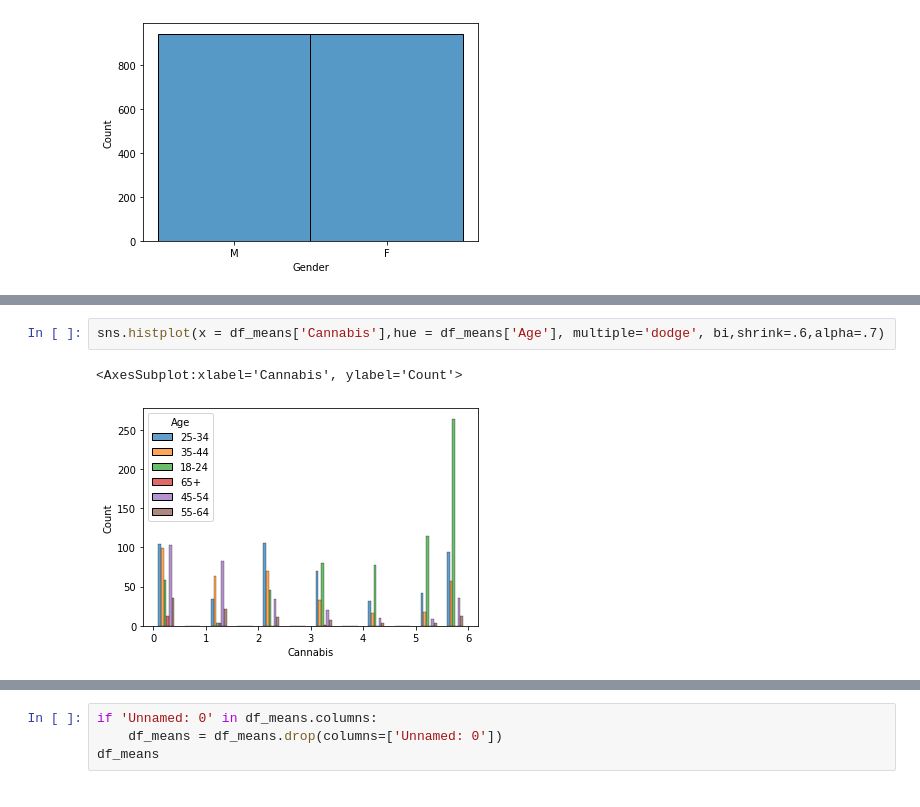
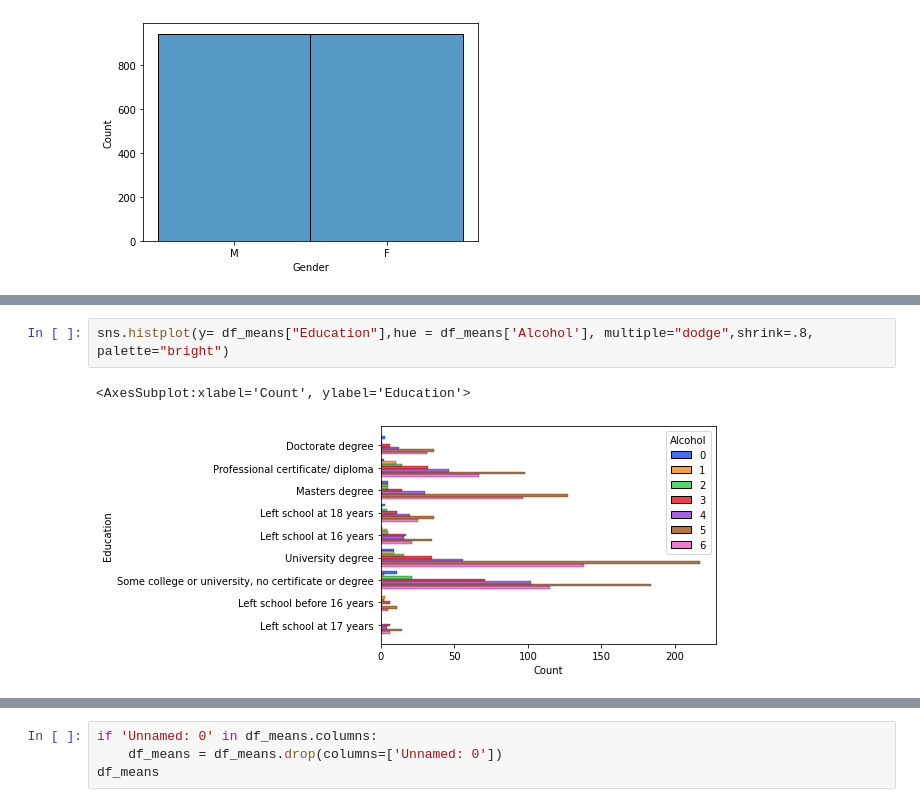
Before and after one commit to DevNataneto/ProjetoCDIA, a Jupyter notebook: datavis.ipynb, the cells around one changed output, grey strips where cells are left out. Saved outputs shown, nothing was run; the diff lists cells and outputs as text.

```diff
--- a/datavis.ipynb
+++ b/datavis.ipynb
@@ -47,5 +52,5 @@ sns.histplot(df_means['Gender'])
 # %%
-sns.histplot(x = df_means['Cannabis'],hue = df_means['Age'], multiple='dodge', bi,shrink=.6,alpha=.7)
+sns.histplot(y= df_means["Education"],hue = df_means['Alcohol'], multiple="dodge",shrink=.8, palette="bright")
 # %% [output]
-<AxesSubplot:xlabel='Cannabis', ylabel='Count'>
+<AxesSubplot:xlabel='Count', ylabel='Education'>
-[figure, old version]
+[figure, new version]
```
Also changed, not shown: parts of 43 cells of this notebook.
